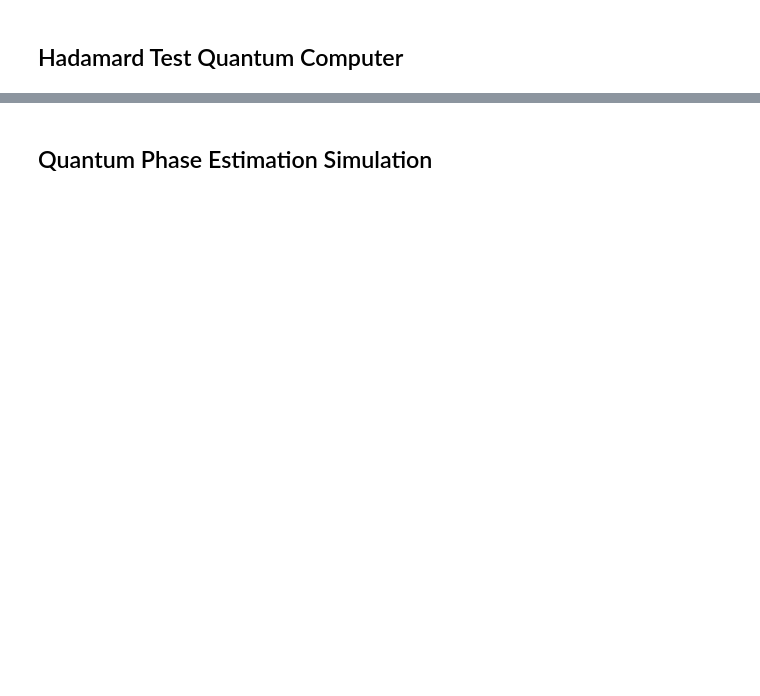
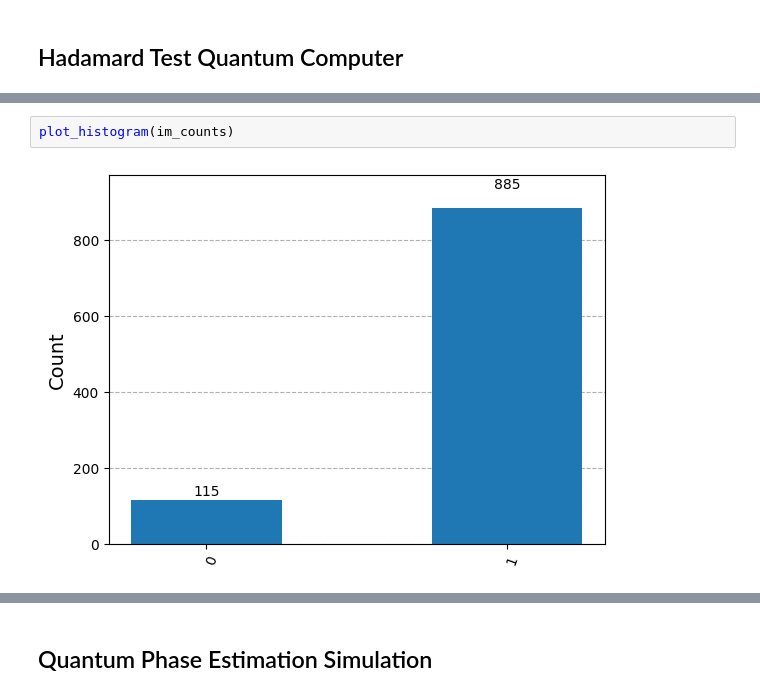
Before and after one commit to Quantum-Linear-Algebra/Intro-to-Quantum-Linear-Algebra, a Jupyter notebook: 6-Quantum_Phase_Estimation_vs_Hadamard_Test.ipynb, the cells around one changed output, grey strips where cells are left out. Cells and saved outputs as stored; diff of their text form; blank space fills up the shorter version.

```diff
--- a/6-Quantum_Phase_Estimation_vs_Hadamard_Test.ipynb
+++ b/6-Quantum_Phase_Estimation_vs_Hadamard_Test.ipynb
@@ -181,0 +236,4 @@ plt.show()
+# %%
+plot_histogram(im_counts)
+# %% [output]
+[figure, added]
```
Also changed, not shown: parts of 49 cells of this notebook.
